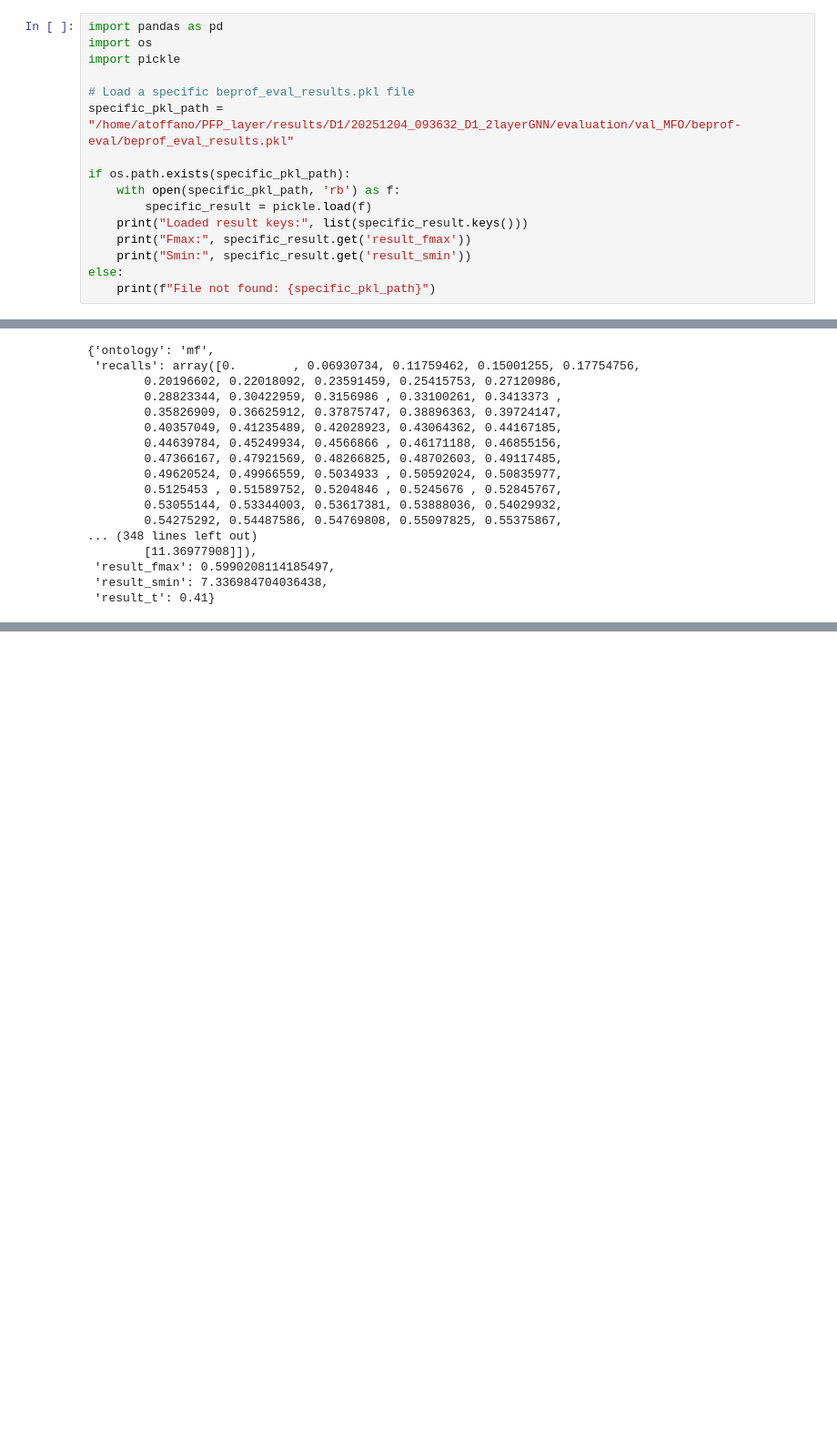
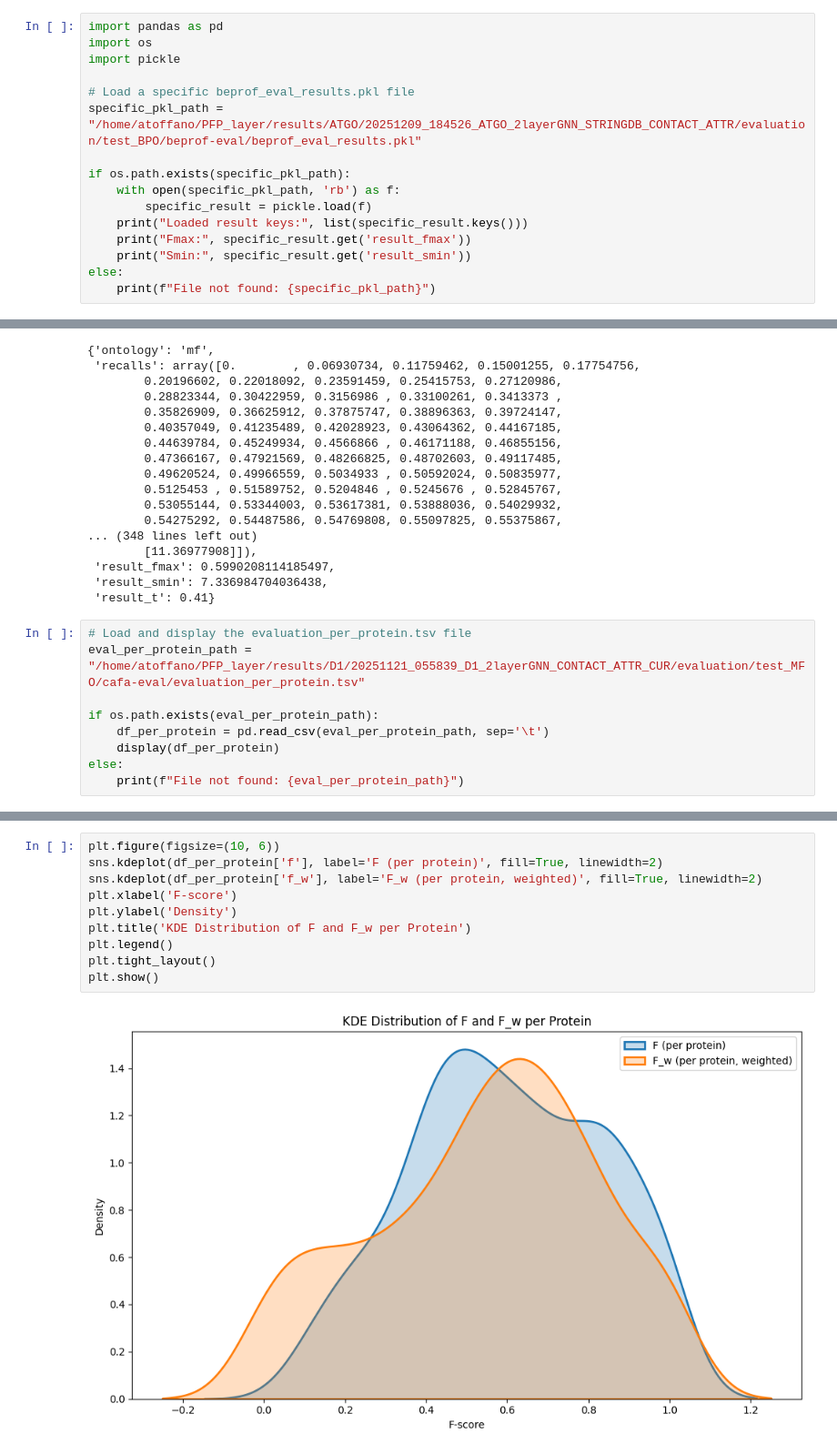
Before and after one commit to atoffano/MS-GNN, a Jupyter notebook: notebooks/test.ipynb, the cells around one changed output, grey strips where cells are left out. Shown at 91% size. Cells and saved outputs as stored; diff of their text form; blank space fills up the shorter version.

Commit message:
per protein eval; removed residuals from gnn model

```diff
--- a/notebooks/test.ipynb
+++ b/notebooks/test.ipynb
@@ -467,7 +469,7 @@ import os
 import pickle
 
 # Load a specific beprof_eval_results.pkl file
-specific_pkl_path = "/home/atoffano/PFP_layer/results/D1/20251204_093632_D1_2layerGNN/evaluation/val_MFO/beprof-eval/beprof_eval_results.pkl"
+specific_pkl_path = "/home/atoffano/PFP_layer/results/ATGO/20251209_184526_ATGO_2layerGNN_STRINGDB_CONTACT_ATTR/evaluation/test_BPO/beprof-eval/beprof_eval_results.pkl"
 
 if os.path.exists(specific_pkl_path):
     with open(specific_pkl_path, 'rb') as f:
@@ -501,3 +503,12 @@ specific_result
  'result_fmax': 0.5990208114185497,
  'result_smin': 7.336984704036438,
  'result_t': 0.41}
+# %%
+# Load and display the evaluation_per_protein.tsv file
+eval_per_protein_path = "/home/atoffano/PFP_layer/results/D1/20251121_055839_D1_2layerGNN_CONTACT_ATTR_CUR/evaluation/test_MFO/cafa-eval/evaluation_per_protein.tsv"
+
+if os.path.exists(eval_per_protein_path):
+    df_per_protein = pd.read_csv(eval_per_protein_path, sep='\t')
+    display(df_per_protein)
+else:
+    print(f"File not found: {eval_per_protein_path}")
@@ -503,0 +529,12 @@ specific_result
+# %%
+plt.figure(figsize=(10, 6))
+sns.kdeplot(df_per_protein['f'], label='F (per protein)', fill=True, linewidth=2)
+sns.kdeplot(df_per_protein['f_w'], label='F_w (per protein, weighted)', fill=True, linewidth=2)
+plt.xlabel('F-score')
+plt.ylabel('Density')
+plt.title('KDE Distribution of F and F_w per Protein')
+plt.legend()
+plt.tight_layout()
+plt.show()
+# %% [output]
+[figure, added]
```
Also changed, not shown: parts of 17 cells of this notebook, 6 other files.
